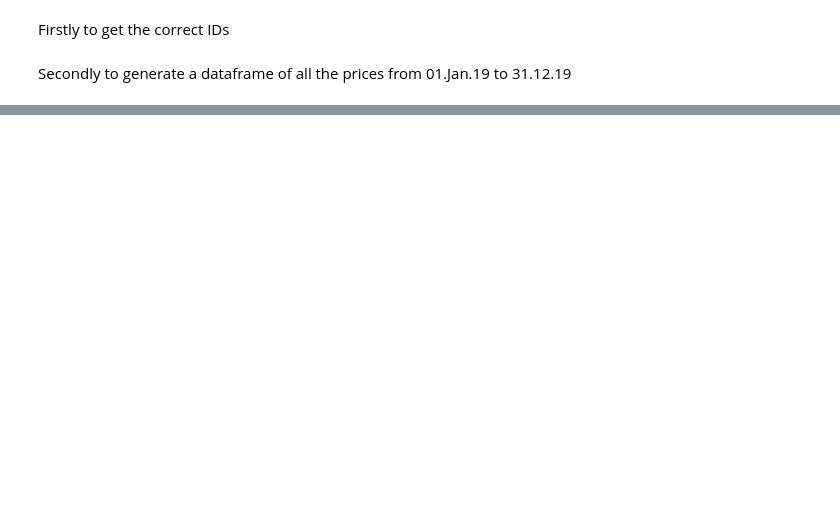
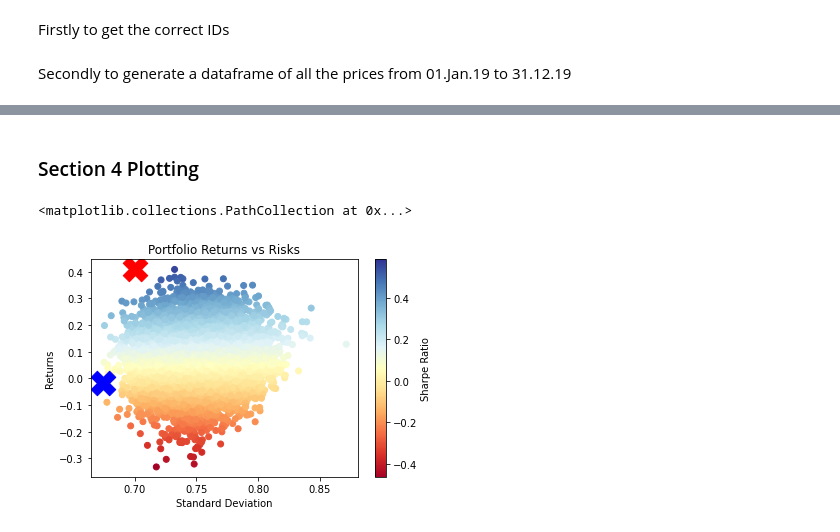
Before and after one commit to Shinan-tech/data-pt-ber-08-20, a Jupyter notebook: Projects/module-3_projects/04_final-project/Portfolio Optimization Using Python.ipynb, the cells around one changed output, grey strips where cells are left out. Cells and saved outputs as stored; diff of their text form; code cells hidden in the pictures; blank space fills up the shorter version.

```diff
--- a/Projects/module-3_projects/04_final-project/Portfolio Optimization Using Python.ipynb
+++ b/Projects/module-3_projects/04_final-project/Portfolio Optimization Using Python.ipynb
@@ -124,6 +124,7 @@ all_coins_merged.head()
 | 2019-01-04 | 3776.525808 | 146.730599 | 0.353943 | 0.042007 | 31.442759 | 5.800076 | 159.162407 | 0.112371 | 87.165476 | ... |
 | 2019-01-05 | 3815.268080 | 153.056567 | 0.355352 | 0.043254 | 31.950440 | 5.967081 | 159.770460 | 0.113637 | 86.628600 | ... |
 # %%
+ids = ["bitcoin", "ethereum", "ripple", "cardano", "litecoin", "binancecoin", "bitcoin-cash", "stellar", "bitcoin-cash-sv", "eos"]
 # log return over time
 # calculate the log returns
 log_return = np.log(1 + all_coins_merged.pct_change())
@@ -251,0 +326,38 @@ for trial in range(num_of_simulations):
+# %% [markdown]
+### Section 4 Plotting
+# %%
+# plot the data on a scatter plot
+
+plt.scatter(
+    y=simulations_df["Returns"],
+    x=simulations_df["Volatility"],
+    c=simulations_df["Sharpe Ratio"],
+    cmap="RdYlBu"
+)
+
+# give title
+plt.title("Portfolio Returns vs Risks")
+plt.colorbar(label="Sharpe Ratio")
+plt.xlabel("Standard Deviation")
+plt.ylabel("Returns")
+
+# plot the max Sharpe ratio using a red star
+plt.scatter(
+    max_sharpe_ratio[1],
+    max_sharpe_ratio[0],
+    marker="X",
+    color="r",
+    s=600
+)
+
+# plot the min volatility using a red star
+plt.scatter(
+    min_vol[1],
+    min_vol[0],
+    marker="X",
+    color="b",
+    s=600
+)
+# %% [output]
+<matplotlib.collections.PathCollection at 0x...>
+[figure, added]
```
Also changed, not shown: parts of 12 cells of this notebook, 1 other file.
